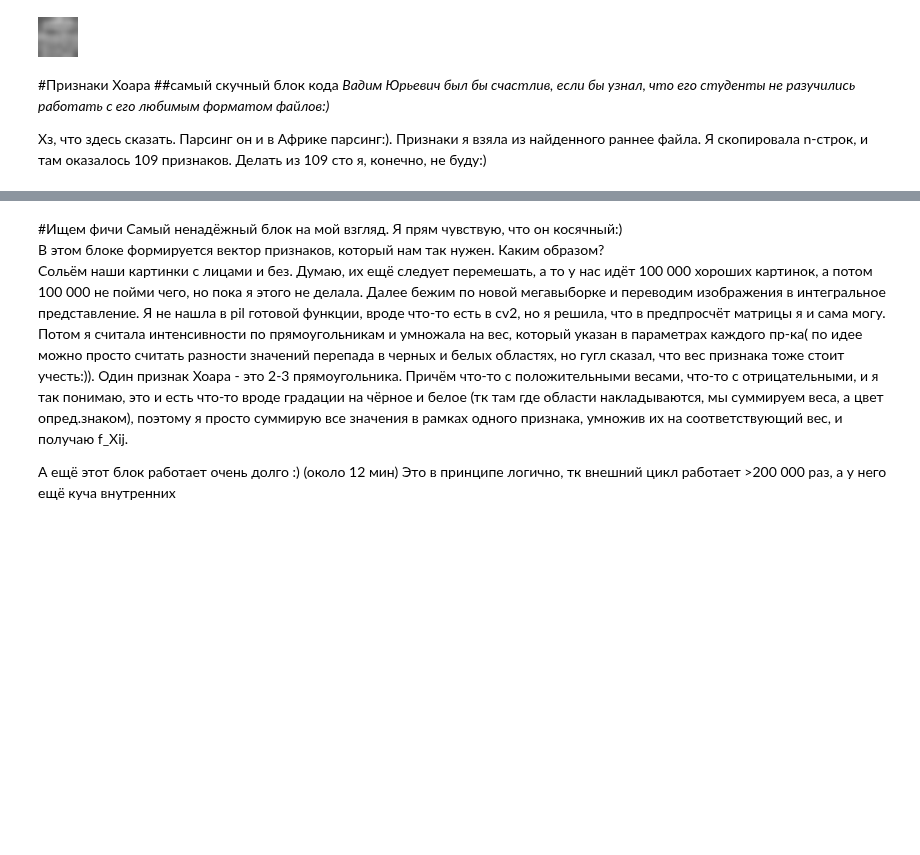
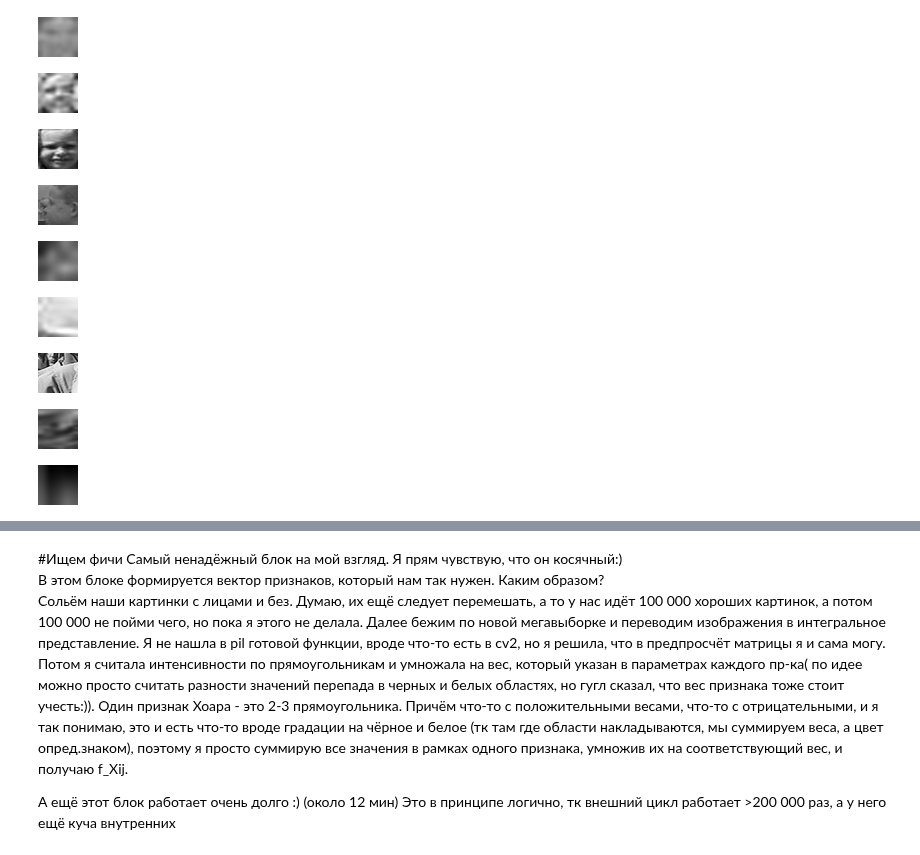
Before and after one commit to Kat-ies/Coursework, a Jupyter notebook: faceDetecting.ipynb, the cells around one changed output, grey strips where cells are left out. Cells and saved outputs as stored; diff of their text form; code cells hidden in the pictures; blank space fills up the shorter version.

```diff
--- a/faceDetecting.ipynb
+++ b/faceDetecting.ipynb
@@ -149,20 +149,46 @@ for elem in range(len(frames)):
       not_face= train[elem].crop((300, 300,300,300))
 
   for rect in range(n):
-    x1, y1, w, h = int(frames[elem][10 * rect + 2]),int(frames[elem][10 * rect + 3]),int(frames[elem][10 * rect + 4]),int(frames[elem][10 * rect + 5])
+    x, y, w, h = int(frames[elem][10 * rect + 2]),int(frames[elem][10 * rect + 3]),int(frames[elem][10 * rect + 4]),int(frames[elem][10 * rect + 5])
 
-    face = (train[elem].crop((x1, y1,x1 + w,y1 + h))).resize(MAXSIZE, Image.LANCZOS)
+    face = (train[elem].crop((x, y,x + w,y + h))).resize(MAXSIZE, Image.LANCZOS)
     train_faces.append(face)
 
-    not_face = (train[elem].crop((x1+w, y1+w,x1 + 2*w, y1 + 2*h))).resize(MAXSIZE, Image.LANCZOS)
+    not_face = (train[elem].crop((x + w, y + w,x + 2*w, y + 2*h))).resize(MAXSIZE, Image.LANCZOS)
     train_not_faces.append(not_face)
 
 train_faces[0]
 # %% [output]
 [figure]
-# %% [markdown]
-#Признаки Хоара
-##самый скучный блок кода
-*Вадим Юрьевич был бы счастлив, если бы узнал, что его студенты не разучились работать с его любимым форматом файлов:)*
-
-Хз, что здесь сказать. Парсинг он и в Африке парсинг:). Признаки я взяла из найденного раннее файла. Я скопировала n-строк, и там оказалось 109 признаков. Делать из 109 сто я, конечно, не буду:)
+# %%
+train_faces[44]
+# %% [output]
+[figure, added]
+# %%
+train_faces[66]
+# %% [output]
+[figure, added]
+# %%
+train_faces[432]
+# %% [output]
+[figure, added]
+# %%
+train_faces[675]
+# %% [output]
+[figure, added]
+# %%
+train_not_faces[5678]
+# %% [output]
+[figure, added]
+# %%
+train_not_faces[9]
+# %% [output]
+[figure, added]
+# %%
+train_not_faces[8654]
+# %% [output]
+[figure, added]
+# %%
+train_not_faces[65432]
+# %% [output]
+[figure, added]
```
Also changed, not shown: parts of 15 cells of this notebook.
